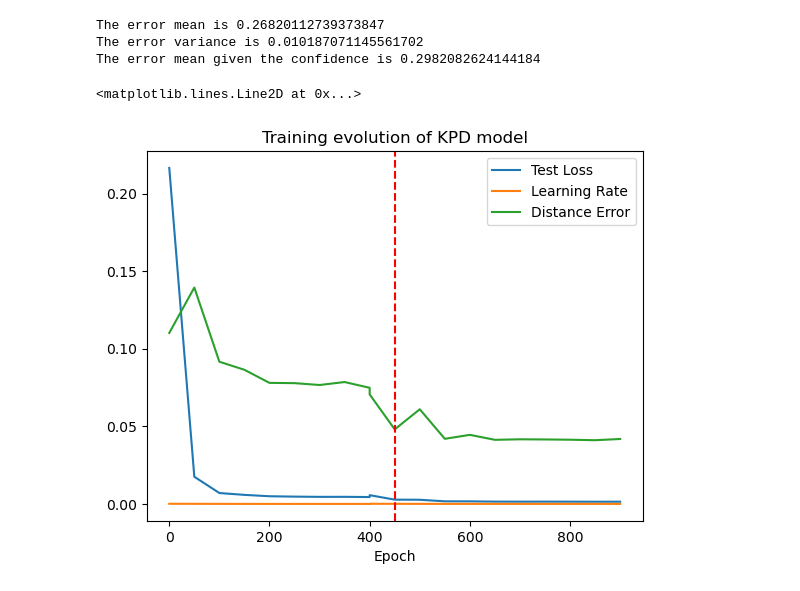
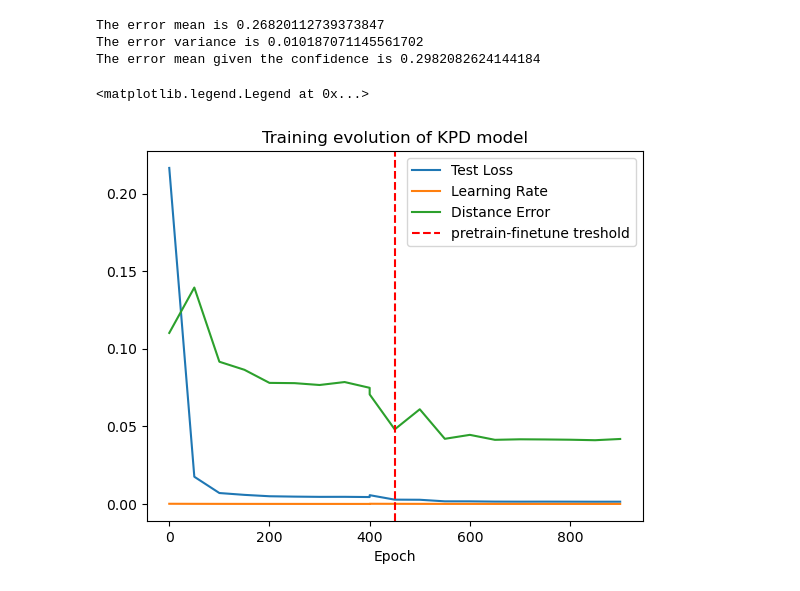
Before and after one commit to CS-433/ml-project-2-jmw, a Jupyter notebook: analysis.ipynb, the cells around one changed output. Drawn from its saved outputs; the diff is of its cells as text; code cells hidden in the pictures.

Commit message:
treshold label

```diff
--- a/analysis.ipynb
+++ b/analysis.ipynb
@@ -146,10 +146,12 @@ finetune_loss = pd.DataFrame({
 # %%
 #shift
 finetune_loss['Epoch'] += pretrain_loss['Epoch'].iloc[-1]
-
+#concat finetune after pretrain
 train = pd.concat([pretrain_loss.set_index('Epoch'), finetune_loss.set_index('Epoch')])
-
-train.plot(title='Training evolution of KPD model', xlabel='Epoch').axvline(x=450, color='red', ls='--', label="treshhold")
+#plot
+ax = train.plot(title='Training evolution of KPD model', xlabel='Epoch')
+ax.axvline(x=450, color='red', ls='--', label="pretrain-finetune treshold")
+ax.legend()
 # %% [output]
-<matplotlib.lines.Line2D at 0x...>
+<matplotlib.legend.Legend at 0x...>
-[figure, old version]
+[figure, new version]
```
Also changed, not shown: parts of 1 cell of this notebook.
